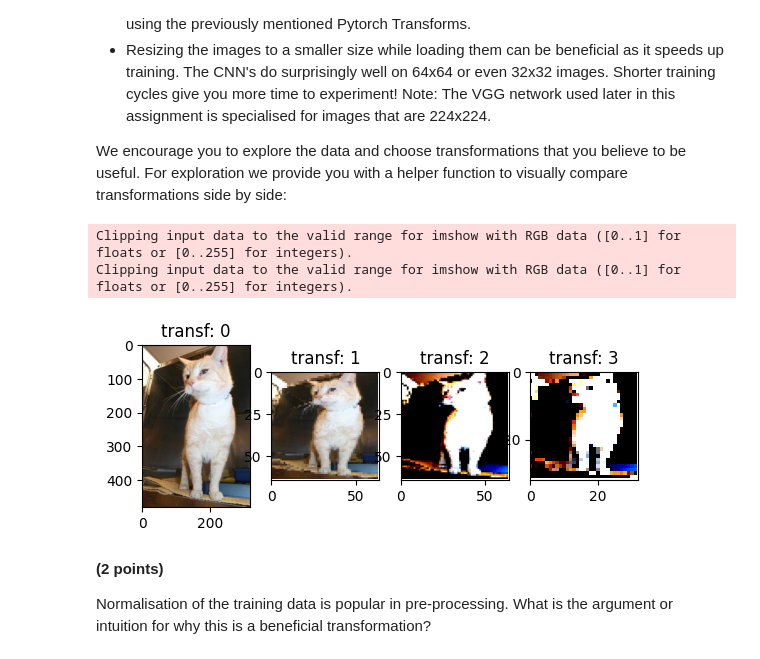
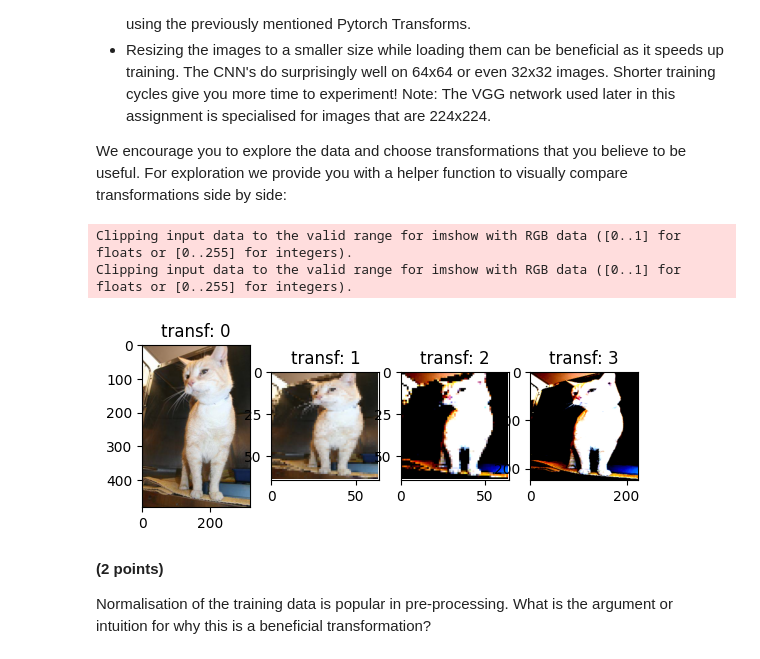
Before and after one commit to chenbin234/SSY340_Deep_machine_learning, a Jupyter notebook: HA1/HA1.ipynb, the cells around one changed output. Drawn from its saved outputs; the diff is of its cells as text; code cells hidden in the pictures.

```diff
--- a/HA1/HA1.ipynb
+++ b/HA1/HA1.ipynb
@@ -389,35 +389,35 @@ target_size=(64, 64)
 
 # Resize the image
 transform1 = Compose([
                     ToTensor(),
                     Resize(target_size, interpolation=InterpolationMode.BILINEAR),
                       ])
 example_dataset1 = DogsCatsData(small_train_path, transform1)
 
 # Resize and normalize the image, target_size=(64, 64)
 transform2 = Compose([
                     ToTensor(),
                     Resize(target_size, interpolation=InterpolationMode.BILINEAR),
                     Normalize(mean=[0.485, 0.456, 0.406], std=[0.229, 0.224, 0.225]),
                       ])
 example_dataset2 = DogsCatsData(small_train_path, transform2)
 
 # Resize and normalize the image, target_size=(32, 32)
 transform3 = Compose([
                     ToTensor(),
-                    Resize(((32,32)), interpolation=InterpolationMode.BILINEAR),
+                    Resize(((224,224)), interpolation=InterpolationMode.BILINEAR),
                     Normalize(mean=[0.485, 0.456, 0.406], std=[0.229, 0.224, 0.225]),
                       ])
 example_dataset3 = DogsCatsData(small_train_path, transform3)
 
 
 # print(len(example_dataset1))
 # plot the difference of the three transform
 compare_transforms([example_dataset, example_dataset1, example_dataset2, example_dataset3], 5)
 # %% [output]
 Clipping input data to the valid range for imshow with RGB data ([0..1] for floats or [0..255] for integers).
 Clipping input data to the valid range for imshow with RGB data ([0..1] for floats or [0..255] for integers).
-[figure, old version]
+[figure, new version]
 # %% [markdown]
 **(2 points)**
 
```
Also changed, not shown: parts of 12 cells of this notebook.
